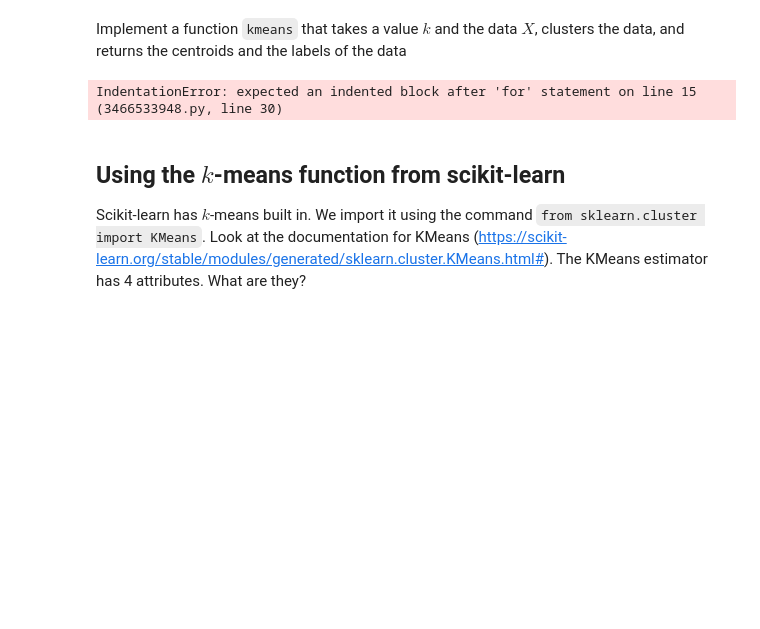
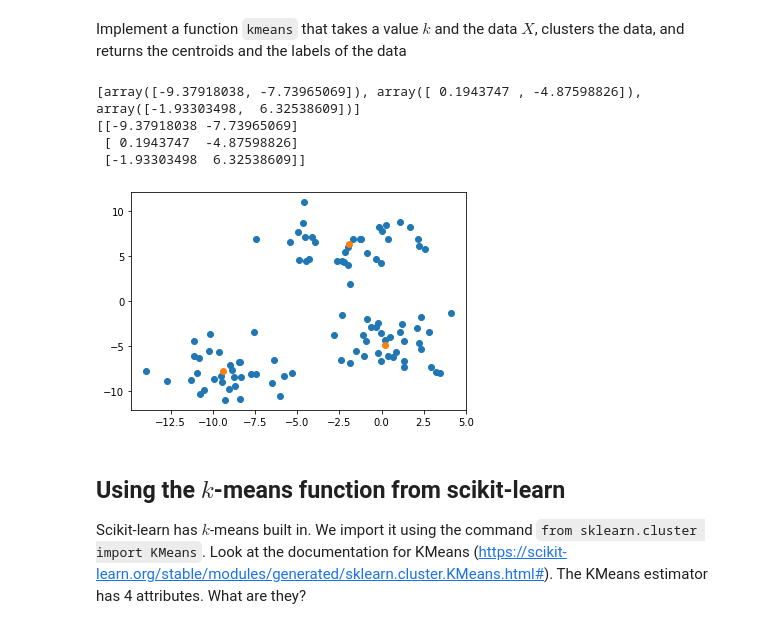
Before and after one commit to Raynham/Introduction-to-AI, a Jupyter notebook: week3/Worksheet 3 Week 15.ipynb, the cells around one changed output. Drawn from its saved outputs; the diff is of its cells as text; code cells hidden in the pictures; blank space fills up the shorter version.

```diff
--- a/week3/Worksheet 3 Week 15.ipynb
+++ b/week3/Worksheet 3 Week 15.ipynb
@@ -35,53 +35,53 @@ ax.scatter(X[:,0], X[:,1])
 # %% [markdown]
 Implement a function `kmeans` that takes a value $k$ and the data $X$, clusters the data, and returns the centroids and the labels of the data
 # %%
-import random
-
+from numpy.random import default_rng
 def kmeans(k, X):
     # randomly assign labels to the data
-    ##TODO##
-    labels = []
-    X_inital_label = []
-    random.seed(1)
-    for i in X:
-        label = np.random.randint(0,k)
-        labels.append(label)
-        X_inital_label.append(i.append(label))
-    ##labels = np.random.randint(0, k)
-    ##X_inital_label = np.hstack([X, random.randint(0,k)])
+    rng = default_rng()
+    labels = np.array([i%k for i in range(len(X))])
+    new_labels = np.ones(len(X))
     # set up a while loop that will run until the data labels no longer change
     while True:
         # Calculate the centroids of the data
-        data_class = [[] for _ in range(np.unique(labels))]
-        for i,label in enumerate(labels):
-            data_class[label].append([X_inital_label[i][0], X_inital_label[i][1]])
         centroids = []
-        for i in data_class:
-            centroids.append(np.mean(i,axis=0))
+        for ki in range(k):
+            kix = X[labels==ki]
+            centroid_ki = np.mean(kix, axis=0)
+            centroids.append(centroid_ki)
         # For each datapoint:
         for i, x in enumerate(X):
             #Calculate the squared Euclidean distance to each centroid
-            ##TODO##
-
+            dis_to_center = np.array([np.linalg.norm(x-a)**2 for a in centroids])
             # Assign new labels based on distance to the centroid
-            ##TODO##
-
+            min_dis =  min(dis_to_center)
+            for index, dis in enumerate(dis_to_center):
+                if (min_dis == dis):
+                    new_labels[i] = index
         # If all the new labels are equal to the old labels,
         # break out of the while loop
-        ##TODO##
 
+        if ((new_labels == labels).all()):
+            break
         # Assign the values of the new labels to the variable labels
         ##TODO##
+        labels = new_labels
+    print(centroids)
 
     # return the centres and the labels.
-    return centres, labels
+    return np.array(centroids), labels
 
 # Plot the centroids on the data. Are they as you would expect?
 centres, labels = kmeans(3, X)
+print(centres)
 ax.scatter(centres[:,0],centres[:,1])
 fig
 # %% [output]
-IndentationError: expected an indented block after 'for' statement on line 15 (3466533948.py, line 30)
+[array([-9.37918038, -7.73965069]), array([ 0.1943747 , -4.87598826]), array([-1.93303498,  6.32538609])]
+[[-9.37918038 -7.73965069]
+ [ 0.1943747  -4.87598826]
+ [-1.93303498  6.32538609]]
+[figure, added]
 # %% [markdown]
 ## Using the $k$-means function from scikit-learn
 Scikit-learn has $k$-means built in. We import it using the command `from sklearn.cluster import KMeans`. Look at the documentation for KMeans (https://scikit-learn.org/stable/modules/generated/sklearn.cluster.KMeans.html#). The KMeans estimator has 4 attributes. What are they?
```
Also changed, not shown: parts of 2 cells of this notebook, 1 other file.
